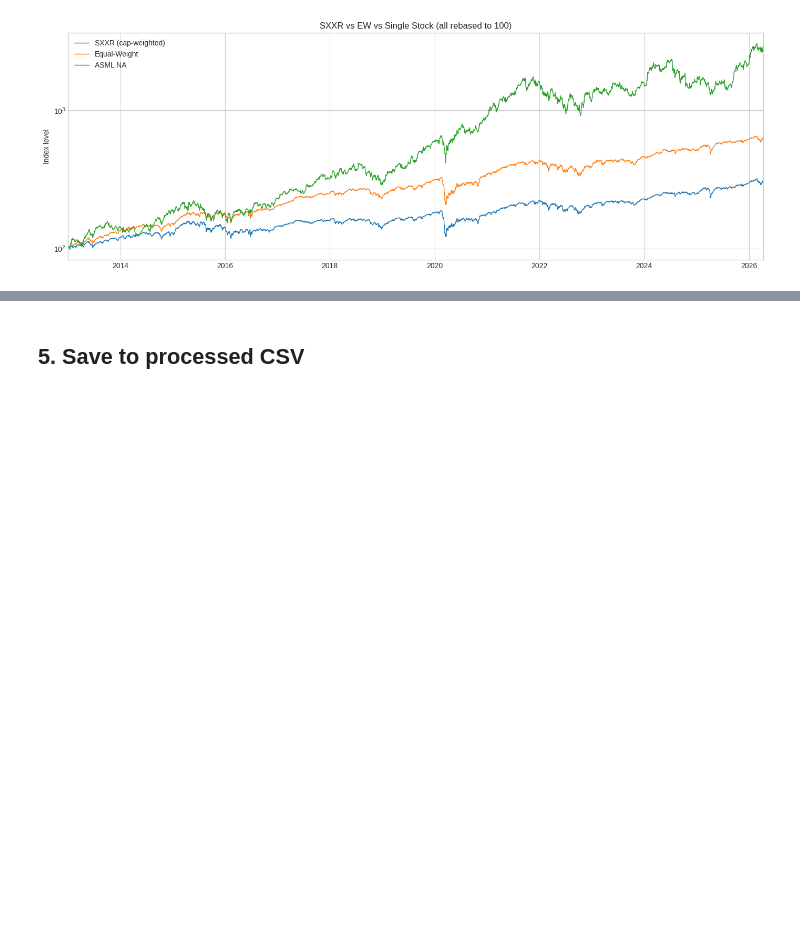
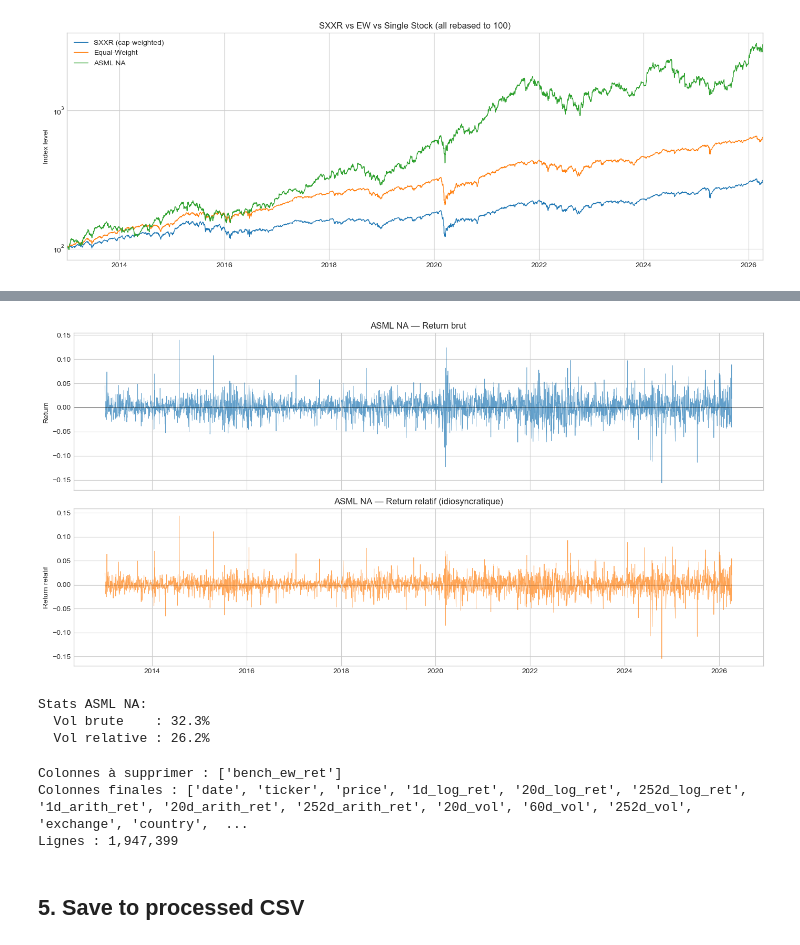
Before and after one commit to VNAZZARENO/Pergam_MSc_2026, a Jupyter notebook: notebooks/01_data_loading.ipynb, the cells around one changed output, grey strips where cells are left out. Cells and saved outputs as stored; diff of their text form; code cells hidden in the pictures; blank space fills up the shorter version.

```diff
--- a/notebooks/01_data_loading.ipynb
+++ b/notebooks/01_data_loading.ipynb
@@ -10,7 +10,9 @@ import pandas as pd
 import matplotlib.pyplot as plt
 from pathlib import Path
 
-plt.style.use("seaborn-v0_8-whitegrid")
+#plt.style.use("seaborn-v0_8-whitegrid")
+#plt.rcParams.update({"figure.figsize": (14, 5), "figure.dpi": 100})
+plt.style.use("seaborn-whitegrid")   # nom correct pour vieilles versions
 plt.rcParams.update({"figure.figsize": (14, 5), "figure.dpi": 100})
 # %% [markdown]
 ## 1. Load raw data
@@ -249,0 +292,18 @@ plt.show()
+# %%
+# ── Benchmark equal-weight ────────────────────────────────────────────────────
+bench_ew = (
+    df.groupby("date")["1d_arith_ret"]
+    .mean()
+)
+
+# ── Mapper directement avec .map() au lieu de merge ──────────────────────────
+df["bench_ew_ret"] = df["date"].map(bench_ew)
+
+# ── Return relatif ────────────────────────────────────────────────────────────
+df["1d_rel_ret"] = df["1d_arith_ret"] - df["bench_ew_ret"]
+
+# ── Vérification ──────────────────────────────────────────────────────────────
+print("Returns relatifs ajoutés.")
+print(f"Moyenne 1d_rel_ret (doit être ~0) : {df['1d_rel_ret'].mean():.6f}")
+print(f"NaN rate                          : {df['1d_rel_ret'].isna().mean():.1%}")
+df[["date", "ticker", "1d_arith_ret", "bench_ew_ret", "1d_rel_ret"]].dropna().head(10)
@@ -250,3 +325,50 @@ plt.show()
+# %%
+STOCK = "ASML NA"
+
+s = df[df["ticker"] == STOCK].set_index("date")
+
+fig, axes = plt.subplots(2, 1, figsize=(14, 7), sharex=True)
+
+axes[0].plot(s.index, s["1d_arith_ret"], lw=0.6, color="C0", alpha=0.7)
+axes[0].axhline(0, color="black", lw=0.5)
+axes[0].set_title(f"{STOCK} — Return brut")
+axes[0].set_ylabel("Return")
+
+axes[1].plot(s.index, s["1d_rel_ret"], lw=0.6, color="C1", alpha=0.7)
+axes[1].axhline(0, color="black", lw=0.5)
+axes[1].set_title(f"{STOCK} — Return relatif (idiosyncratique)")
+axes[1].set_ylabel("Return relatif")
+
+plt.tight_layout()
+plt.show()
+
+print(f"\nStats {STOCK}:")
+print(f"  Vol brute    : {s['1d_arith_ret'].std()*np.sqrt(252):.1%}")
+print(f"  Vol relative : {s['1d_rel_ret'].std()*np.sqrt(252):.1%}")
+# %% [output]
+[figure, added]
+Stats ASML NA:
+  Vol brute    : 32.3%
+  Vol relative : 26.2%
+# %%
+
+# Supprimer les colonnes dupliquées bench_ew_ret
+cols_to_drop = [c for c in df.columns if "bench_ew_ret" in c]
+print(f"Colonnes à supprimer : {cols_to_drop}")
+df = df.drop(columns=cols_to_drop)
+
+# Recalculer proprement
+bench_ew = df.groupby("date")["1d_arith_ret"].mean()
+df["bench_ew_ret"] = df["date"].map(bench_ew)
+df["1d_rel_ret"]   = df["1d_arith_ret"] - df["bench_ew_ret"]
+df = df.drop(columns=["bench_ew_ret"])  # on garde seulement 1d_rel_ret
+
+print(f"Colonnes finales : {list(df.columns)}")
+print(f"Lignes : {len(df):,}")
+# %% [output]
+Colonnes à supprimer : ['bench_ew_ret']
+Colonnes finales : ['date', 'ticker', 'price', '1d_log_ret', '20d_log_ret', '252d_log_ret', '1d_arith_ret', '20d_arith_ret', '252d_arith_ret', '20d_vol', '60d_vol', '252d_vol', 'exchange', 'country',  ...
+Lignes : 1,947,399
 # %% [markdown]
 ## 5. Save to processed CSV
 # %%
```
Also changed, not shown: parts of 4 cells of this notebook.
